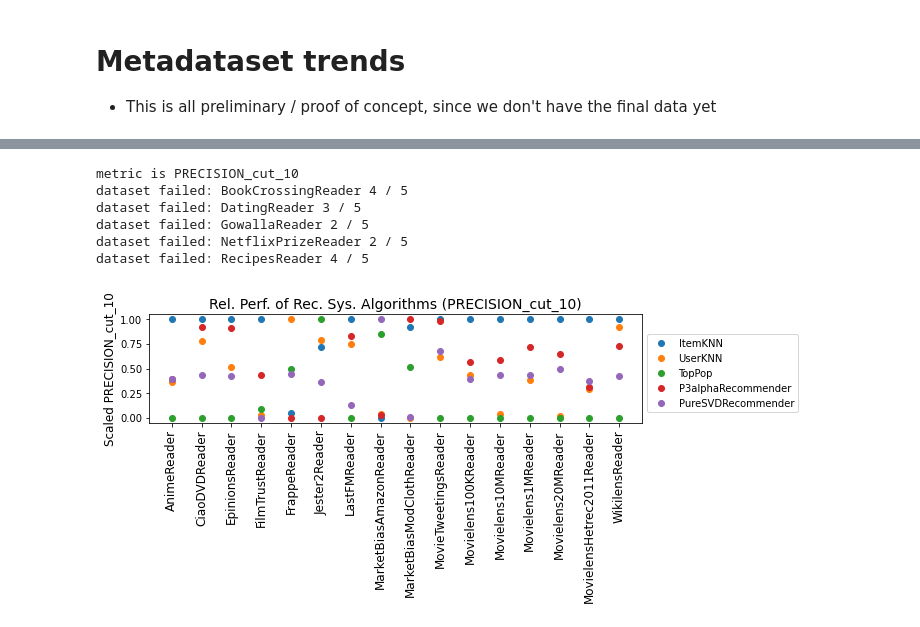
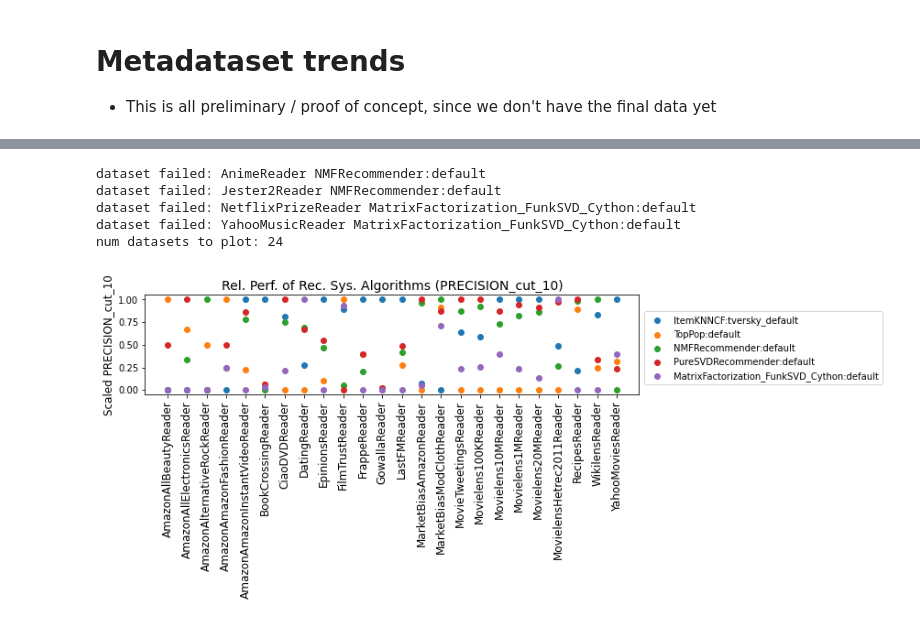
Before and after one commit to naszilla/reczilla, a Jupyter notebook: notebooks/metadataset_analysis.ipynb, the cells around one changed output, grey strips where cells are left out. Saved outputs shown, nothing was run; the diff lists cells and outputs as text; code cells hidden in the pictures.

Commit message:
update metadataset analysis ntbk

```diff
--- a/notebooks/metadataset_analysis.ipynb
+++ b/notebooks/metadataset_analysis.ipynb
@@ -53,0 +51,3 @@ X_train, y_train, X_test, y_test, (feature_corrs, meta_dataset, metafeats, ranke
+# %%
+meta_dataset = get_metafeats(METADATASET_NAME)
+feature_corrs = compute_feature_corrs(meta_dataset, [], metric, selected_algs=None)
@@ -110,27 +110,33 @@ Highest corrs between an alg and non-landmarker meta-feature
 ## find the properties of a dataset that makes it hard to train a good recommender system
 ## compute correlation between hardness=max_algos(metric) on each dataset, and all meta-features
 
+## takes a bit of time to run
+
+# todo (non top priority): weight by dataset family. Right now it is biased towards amazon
+
 print('metric is', metric)
-
+metric = 'PRECISION_cut_10'
 
 
 all_max_perfs = []
 all_datasets = []
 # compute the "easiness" of each dataset, defined as best performance over all algorithms
 for dataset_name, dataset_performance in meta_dataset.groupby("dataset_name"):
-    max_value = max(dataset_performance["max_test_metric_" + metric])
+    max_value = max(dataset_performance["test_metric_" + metric])
     all_max_perfs.append(max_value)
     all_datasets.append(dataset_name)
 
 # for each meta-feature, compute corr between meta-feature and easiness (across datasets)
 
-all_features = [col for col in metafeats.columns if col.startswith("f_")]
+all_features = [col for col in meta_dataset.columns if col.startswith("f_")]
 corrs = []
-for feat in all_features:
+for i, feat in enumerate(all_features):
+    if i % 50 == 0:
+        print('at', i)
     # there must be a much faster way to do this. All I want to do is get the metafeature values for each dataset
     values = []
     for dataset_name in all_datasets:
-        value = metafeats.loc[(metafeats["dataset_name"] == dataset_name)][feat].iat[0]
+        value = meta_dataset.loc[(meta_dataset["dataset_name"] == dataset_name)][feat].iat[0]
         values.append(value)
 
     # now compute the correlation between the meta-feature and the max-performance
@@ -160,60 +177,73 @@ Features most correlated with dataset "hardness":
 # %%
 ## dot plots of performance of ~5 algos on each dataset
 
-print('metric is', metric)
+## todo (not top priority): for each dataset, could plot max performance across params of an alg
+## todo (not top priority): cut down the names of the datasets (make them two lines?) and algorithms (remove "default")
 
-#full_algs = ['ItemKNN', 'SLIM_BPR_Cython', 'RP3betaRecommender', 'P3alphaRecommender', 'UserKNN', 'SLIMElasticNetRecommender', 'EASE_R_Recommender', 'PureSVDRecommender', 'TopPop', 'Mult_VAE_RecommenderWrapper', 'IALSRecommender', 'NMFRecommender', 'MatrixFactorization_FunkSVD_Cython', 'MatrixFactorization_BPR_Cython', 'MatrixFactorization_AsySVD_Cython', 'GlobalEffects', 'Random', 'SlopeOne']
-algs = ['ItemKNN', 'UserKNN', 'TopPop', 'P3alphaRecommender', 'PureSVDRecommender']
-plot_width = .42 * len(meta_dataset.groupby("dataset_name"))
+# pick 5 algorithms that don't fail on most datasets, and perform well on some datasets (and ideally have varied top performance):
+algs = ['ItemKNNCF:tversky_default', 'TopPop:default', 'NMFRecommender:default', 'PureSVDRecommender:default', 'MatrixFactorization_FunkSVD_Cython:default']
+# MatrixFactorization_FunkSVD_Cython:default     CoClustering:default   NMFRecommender:default   P3alphaRecommender:default
+plot_width = .42 * 23
 fig, ax = plt.subplots(figsize=(plot_width,2))
 
 width = 0
 datasets = []
+dataset_families = {}
+datasets_per_family = 5
 for dataset_name, dataset_performance in meta_dataset.groupby("dataset_name"):
+    # only plot a few datasets per family:
+    dataset_family = dataset_performance['dataset_family'].iloc[0]
+    if dataset_family in dataset_families:
+        if dataset_families[dataset_family] < datasets_per_family:
+            dataset_families[dataset_family] += 1
+        else:
+            continue
+    else:
+        dataset_families[dataset_family] = 1
+
     perfs = []
+    fail = False
     for alg in algs:
-        #print(dataset_name, alg)
-        #print(dataset_performance[["alg_name", "max_test_metric_" + metric]])
-        perf = dataset_performance.loc[dataset_performance["alg_name"] == alg]["max_test_metric_" + metric]
-        #print(len(perf))
+        perf = dataset_performance.loc[dataset_performance["alg_param_name"] == alg]["test_metric_" + metric]
         if len(perf) > 0:
             perfs.append(perf.iloc[0])
-
-    if len(perfs) < len(algs):
-        print('dataset failed:', dataset_name, len(perfs), '/', len(algs))
+        else:
+            print('dataset failed:', dataset_name, alg)
+            fail = True
+    if fail:
         continue
 
     # now scale the values in [0,1]
     min_perf, max_perf = np.min(perfs), np.max(perfs)
     perfs = [(p - min_perf) / (max_perf - min_perf) for p in perfs]
     datasets.append(dataset_name)
 
     width += 1
     for i, alg in enumerate(algs):
         color = default_colors[i]
         if width == 1:
             ax.scatter(width, perfs[i], label=alg, color=color, marker='o')
         else:
             ax.scatter(width, perfs[i], color=color, marker='o')
 
+print('num datasets to plot:', width)
 ax.legend(loc=(1.01,.1))
 ax.set_xticklabels(datasets, fontsize=12, rotation=90)
 ax.set_xticks(range(1, len(datasets)+1))
 ax.set_ylabel('Scaled '+metric, fontsize=12)
 
 #ax.set_title('Scaled Spearman Rank Correlation of Performance Predictors', fontsize=14)
 ax.set_title('Rel. Perf. of Rec. Sys. Algorithms ('+metric+')', fontsize=14)
 
 save = False
 if save:
-    plt.savefig(result_folder + save, bbox_inches = 'tight', pad_inches = 0.1)
+    plt.savefig(result_folder + '/dotplot.pdf', bbox_inches = 'tight', pad_inches = 0.1)
 # %% [output]
-metric is PRECISION_cut_10
-dataset failed: BookCrossingReader 4 / 5
-dataset failed: DatingReader 3 / 5
-dataset failed: GowallaReader 2 / 5
-dataset failed: NetflixPrizeReader 2 / 5
-dataset failed: RecipesReader 4 / 5
+dataset failed: AnimeReader NMFRecommender:default
+dataset failed: Jester2Reader NMFRecommender:default
+dataset failed: NetflixPrizeReader MatrixFactorization_FunkSVD_Cython:default
+dataset failed: YahooMusicReader MatrixFactorization_FunkSVD_Cython:default
+num datasets to plot: 24
-[figure, old version]
+[figure, new version]
 # %%
 # box plots of performance across all algs on each dataset
```
Also changed, not shown: parts of 11 cells of this notebook.
